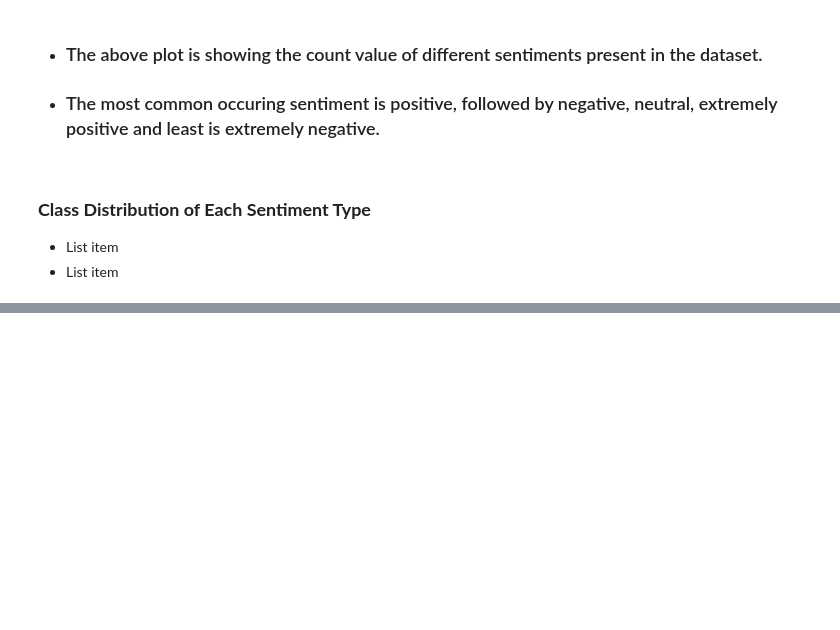
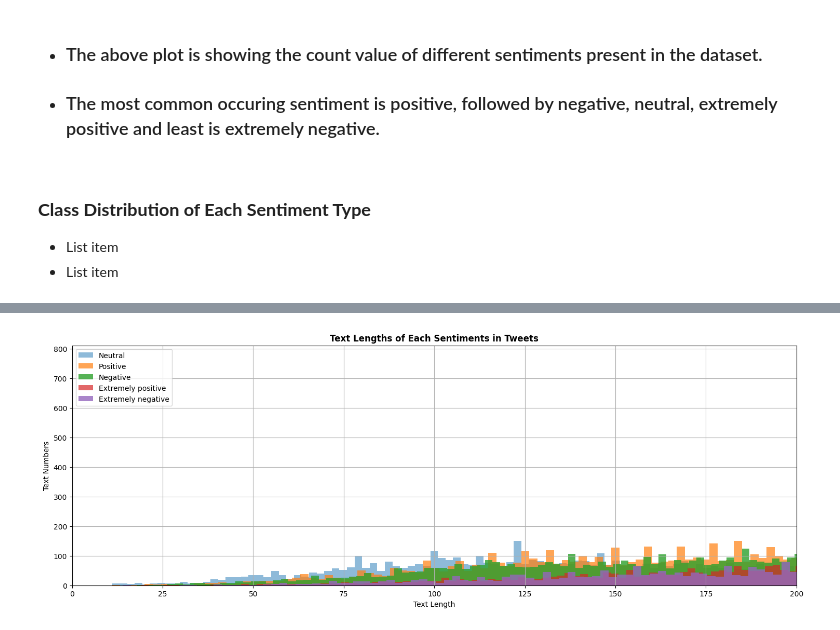
Before and after one commit to SachinYallapurkar/Coronavirus_Tweet_Sentiment_Analysis, a Jupyter notebook: Untitled15.ipynb, the cells around one changed output, grey strips where cells are left out. Saved outputs shown, nothing was run; the diff lists cells and outputs as text; code cells hidden in the pictures; blank space fills up the shorter version.

```diff
--- a/Untitled15.ipynb
+++ b/Untitled15.ipynb
@@ -354,0 +406,29 @@ plt.show()
+# %%
+# Importing required library
+from matplotlib.pylab import tile
+
+# Writing the function
+def length(text):
+    '''a function which returns the length of text'''
+    return len(text)
+tt_df['length'] = tt_df['text'].apply(length)
+
+plt.rcParams['figure.figsize'] = (18.0, 6.0)
+bins = 150
+plt.hist(tt_df[tt_df['Sentiment'] == "Neutral"]['length'], alpha = 0.5, bins=bins, label='Neutral')
+plt.hist(tt_df[tt_df['Sentiment'] == "Positive"]['length'], alpha = 0.7, bins=bins, label='Positive')
+plt.hist(tt_df[tt_df['Sentiment'] == "Negative"]['length'], alpha = 0.8, bins=bins, label='Negative')
+plt.hist(tt_df[tt_df['Sentiment'] == "Extremely Positive"]['length'], alpha = 0.7, bins=bins, label='Extremely positive')
+plt.hist(tt_df[tt_df['Sentiment'] == "Extremely Negative"]['length'], alpha = 0.8, bins=bins, label='Extremely negative')
+
+# Plot No - 7
+# Plotting the data
+plt.title('Text Lengths of Each Sentiments in Tweets', fontweight='bold')
+plt.xlabel('Text Length')
+plt.ylabel('Text Numbers')
+plt.legend(loc='upper left')
+plt.xlim(0,200)
+plt.grid()
+plt.show()
+# %% [output]
+[figure, added]
```
Also changed, not shown: parts of 5 cells of this notebook.
